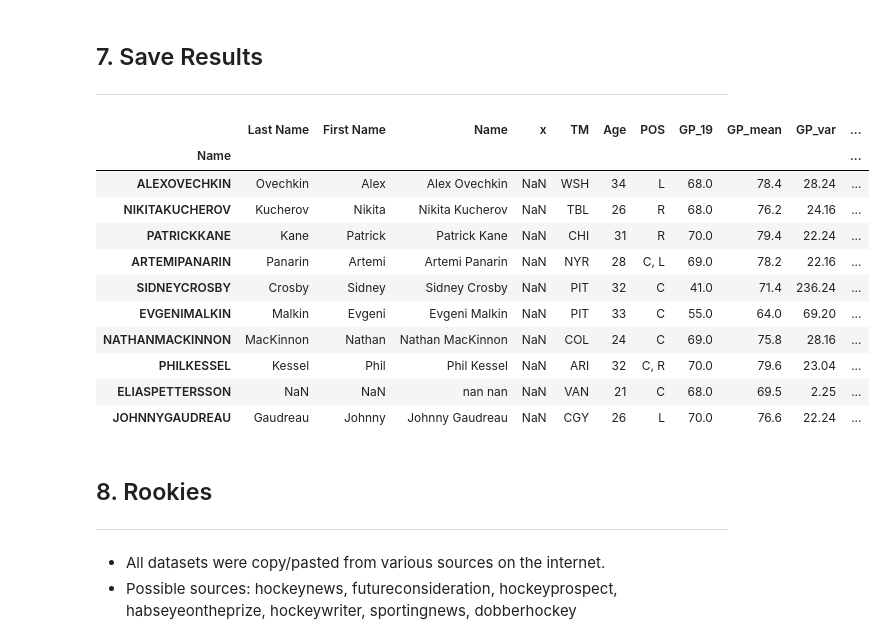
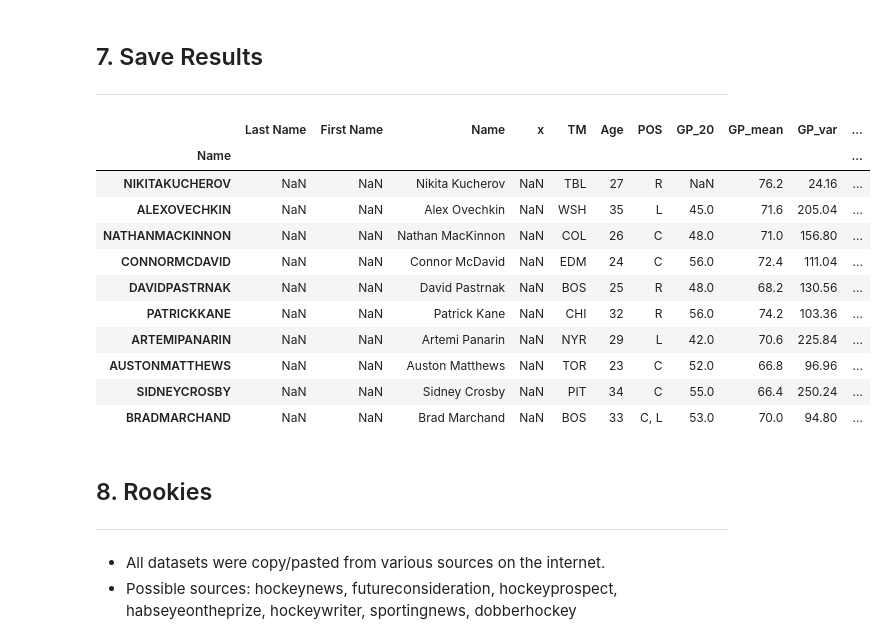
Before and after one commit to noiseux1523/NHL-Player-Projection, a Jupyter notebook: notebooks/Pool-Dataset-Final.ipynb, the cells around one changed output. Cells and saved outputs as stored; diff of their text form; code cells hidden in the pictures.

Commit message:
Updated for 2021-2022 season
* Added documentation on the process
* Added capfriendly data processing
* Updated Pool-Dataset-Final and optimization

```diff
--- a/notebooks/Pool-Dataset-Final.ipynb
+++ b/notebooks/Pool-Dataset-Final.ipynb
@@ -654,7 +672,7 @@ lstm_preds.head()
 ### 6.2 HMM
 # %%
 # TODO: Make sure predictions are updated (run HMMLearn.ipynb)
-hmm_preds = pd.read_pickle(os.path.join(data_folder, 'predictions_hmm_3years_for_2021.pkl'))
+hmm_preds = pd.read_pickle(os.path.join(data_folder, 'predictions_hmm_3years_for_2022.pkl'))
 hmm_preds.index.name = 'name'
 hmm_preds.head()
 # %% [output]
@@ -680,0 +688,3 @@ predictions.head()
+# %%
+predictions = hmm_preds.merge(lstm_preds, on='name', how='left') # TODO: CHANGE how FOR NORMAL BEHAVIOR ONCE WE HAVE LSTM PREDICTIONS
+predictions.head()
@@ -681,7 +699,8 @@ predictions.head()
 # %% [markdown]
 ### 6.4 Merge to stats
 # %%
-nhl['merge_on'] = nhl.apply(lambda player: re.sub(r'\W+', '', f'{player["First Name"]}{player["Last Name"]}').upper(), axis=1)
+# nhl['merge_on'] = nhl.apply(lambda player: re.sub(r'\W+', '', f'{player["First Name"]}{player["Last Name"]}').upper(), axis=1)
+nhl['merge_on'] = nhl.index
 predictions['merge_on'] = predictions.apply(lambda player: ''.join(player.name.split('-')[:-1]), axis=1)
 predictions.replace({'ALEXBURMISTROV': 'ALEXANDERBURMISTROV',
                     'ALEXBURROWS': 'ALEXANDREBURROWS',
@@ -710,5 +729,3 @@ predictions.replace({'ALEXBURMISTROV': 'ALEXANDERBURMISTROV',
                     },
                     inplace=True)
 nhl = nhl.join(predictions.set_index('merge_on'), on='merge_on', lsuffix='_nhl', rsuffix='_preds')
-nhl = nhl.drop(['merge_on', 'multiple-sequences', 'full-sequence', 'point-by-point', 'train', 'test', 'nobs'], axis=1)
-nhl['min'], nhl['max'] = nhl.minmax.str
@@ -715,63 +735,67 @@ nhl['min'], nhl['max'] = nhl.minmax.str
 # %%
 # To fill in excel
+nhl['First Name'] = np.nan # To be consistant with previous years nb of cols
+nhl['Last Name'] = np.nan # To be consistant with previous years nb of cols
 nhl['x'] = np.nan
-nhl['PTS_proj'] = np.nan
+nhl['PTS_me'] = np.nan
+# nhl['PTS_proj'] = np.nan
 nhl['preds'] = np.nan
 nhl['$/PTS_exp'] = np.nan
-nhl['Name'] = nhl.apply(lambda player: f'{player["First Name"]} {player["Last Name"]}', axis=1)
+# nhl['Name'] = nhl.apply(lambda player: f'{player["First Name"]} {player["Last Name"]}', axis=1)
 # %% [markdown]
 ## 7. Save Results
 ---
 # %%
 # TODO: Fix column names (the ones with a year suffix especially, 2018 to 2019, 2019 to 2020, etc)
-nhl = nhl[['Last Name', 'First Name', 'Name', 'x', 'Team', 'Age', 'Position',
-           'GP_2019', 'GP__mean', 'GP__variance',
-           'PTS_proj', 'Total Points_2019', 'Total Points__mean', 'Total Points__variance',
+nhl = nhl[['Last Name', 'First Name',
+           'Name', 'x', 'Team', 'Age', 'Position',
+           'GP_2020', 'GP__mean', 'GP__variance',
+           'PTS_me', 'PTS_proj', 'Total Points_2020', 'Total Points__mean', 'Total Points__variance',
             # 'PTS_expected_2018', 'PTS_expected__mean', 'PTS_expected__variance',
            'preds', 'LSTM_point', 'LSTM_full', 'mean', 'min', 'max', 'variance',
-           'Total Points/GP_2019', 'Total Points/GP__mean', 'Total Points/GP__variance',
+           'Total Points/GP_2020', 'Total Points/GP__mean', 'Total Points/GP__variance',
            '$/PTS_exp',
             # '$/PTS_13', '$/PTS_14', '$/PTS_15', '$/PTS_16', '$/PTS_17', '$/PTS_18', '$/PTS_19',
-           'On-Ice SH%_2019', 'On-Ice SH%__mean', 'On-Ice SH%__variance',
-           'TOI/GP_x_2019', #'TOI/GP_x__mean', 'TOI/GP_x__variance',
-           'TOI/GP_PP_2019',
-           'Off. Zone Start %_2019', #'Off. Zone Start %__mean', 'Off. Zone Start %__variance',
-           'iSCF/60_2019', #'iSCF/60__mean', 'iSCF/60__variance',
-           'PDO_2019', #'PDO__mean', 'PDO__variance',
+           'On-Ice SH%_2020', 'On-Ice SH%__mean', 'On-Ice SH%__variance',
+           'TOI/GP_x_2020', #'TOI/GP_x__mean', 'TOI/GP_x__variance',
+           'TOI/GP_PP_2020',
+           'Off. Zone Start %_2020', #'Off. Zone Start %__mean', 'Off. Zone Start %__variance',
+           'iSCF/60_2020', #'iSCF/60__mean', 'iSCF/60__variance',
+           'PDO_2020', #'PDO__mean', 'PDO__variance',
            'Cap_Hit',
            'End',
            'Score']]
 
 # TODO: Fix column names (the ones with a year suffix especially, 2018 to 2019, 2019 to 2020, etc)
 nhl.columns = ['Last Name', 'First Name', 'Name', 'x', 'TM', 'Age', 'POS',
-               'GP_19', 'GP_mean', 'GP_var',
-               'PTS_proj', 'PTS_19', 'PTS_mean', 'PTS_var',
+               'GP_20', 'GP_mean', 'GP_var',
+               'PTS_me', 'PTS_proj', 'PTS_20', 'PTS_mean', 'PTS_var',
                'Preds', 'LSTM_point', 'LSTM_full', 'HMM_mean', 'HMM_min', 'HMM_max', 'HMM_var',
-               'PTS/GP_19', 'PTS/GP_mean', 'PTS/GP_var',
+               'PTS/GP_20', 'PTS/GP_mean', 'PTS/GP_var',
                '$/PTS_exp',
-               'SH%_19', 'SH%_mean', 'SH%_var',
-               'TOI/GP_19',
-               'PPTOI/GP_19',
-               'OZ%_19',
-               'iSCF/60_19',
-               'PDO_19',
+               'SH%_20', 'SH%_mean', 'SH%_var',
+               'TOI/GP_20',
+               'PPTOI/GP_20',
+               'OZ%_20',
+               'iSCF/60_20',
+               'PDO_20',
                'Cap_Hit',
                'End',
                'Score']
 
 nhl.sort_values('Score', ascending=False).head(10)
 # %% [output]
-|  | Last Name | First Name | Name | x | TM | Age | POS | GP_19 | GP_mean | GP_var | ... |
+|  | Last Name | First Name | Name | x | TM | Age | POS | GP_20 | GP_mean | GP_var | ... |
 | Name |  |  |  |  |  |  |  |  |  |  | ... |
-| ALEXOVECHKIN | Ovechkin | Alex | Alex Ovechkin | NaN | WSH | 34 | L | 68.0 | 78.4 | 28.24 | ... |
-| NIKITAKUCHEROV | Kucherov | Nikita | Nikita Kucherov | NaN | TBL | 26 | R | 68.0 | 76.2 | 24.16 | ... |
-| PATRICKKANE | Kane | Patrick | Patrick Kane | NaN | CHI | 31 | R | 70.0 | 79.4 | 22.24 | ... |
-| ARTEMIPANARIN | Panarin | Artemi | Artemi Panarin | NaN | NYR | 28 | C, L | 69.0 | 78.2 | 22.16 | ... |
-| SIDNEYCROSBY | Crosby | Sidney | Sidney Crosby | NaN | PIT | 32 | C | 41.0 | 71.4 | 236.24 | ... |
-| EVGENIMALKIN | Malkin | Evgeni | Evgeni Malkin | NaN | PIT | 33 | C | 55.0 | 64.0 | 69.20 | ... |
-| NATHANMACKINNON | MacKinnon | Nathan | Nathan MacKinnon | NaN | COL | 24 | C | 69.0 | 75.8 | 28.16 | ... |
-| PHILKESSEL | Kessel | Phil | Phil Kessel | NaN | ARI | 32 | C, R | 70.0 | 79.6 | 23.04 | ... |
-| ELIASPETTERSSON | NaN | NaN | nan nan | NaN | VAN | 21 | C | 68.0 | 69.5 | 2.25 | ... |
-| JOHNNYGAUDREAU | Gaudreau | Johnny | Johnny Gaudreau | NaN | CGY | 26 | L | 70.0 | 76.6 | 22.24 | ... |
+| NIKITAKUCHEROV | NaN | NaN | Nikita Kucherov | NaN | TBL | 27 | R | NaN | 76.2 | 24.16 | ... |
+| ALEXOVECHKIN | NaN | NaN | Alex Ovechkin | NaN | WSH | 35 | L | 45.0 | 71.6 | 205.04 | ... |
+| NATHANMACKINNON | NaN | NaN | Nathan MacKinnon | NaN | COL | 26 | C | 48.0 | 71.0 | 156.80 | ... |
+| CONNORMCDAVID | NaN | NaN | Connor McDavid | NaN | EDM | 24 | C | 56.0 | 72.4 | 111.04 | ... |
+| DAVIDPASTRNAK | NaN | NaN | David Pastrnak | NaN | BOS | 25 | R | 48.0 | 68.2 | 130.56 | ... |
+| PATRICKKANE | NaN | NaN | Patrick Kane | NaN | CHI | 32 | R | 56.0 | 74.2 | 103.36 | ... |
+| ARTEMIPANARIN | NaN | NaN | Artemi Panarin | NaN | NYR | 29 | L | 42.0 | 70.6 | 225.84 | ... |
+| AUSTONMATTHEWS | NaN | NaN | Auston Matthews | NaN | TOR | 23 | C | 52.0 | 66.8 | 96.96 | ... |
+| SIDNEYCROSBY | NaN | NaN | Sidney Crosby | NaN | PIT | 34 | C | 55.0 | 66.4 | 250.24 | ... |
+| BRADMARCHAND | NaN | NaN | Brad Marchand | NaN | BOS | 33 | C, L | 53.0 | 70.0 | 94.80 | ... |
 # %%
 # TODO: Update csv name
```
Also changed, not shown: parts of 22 cells of this notebook, 6 other files.
